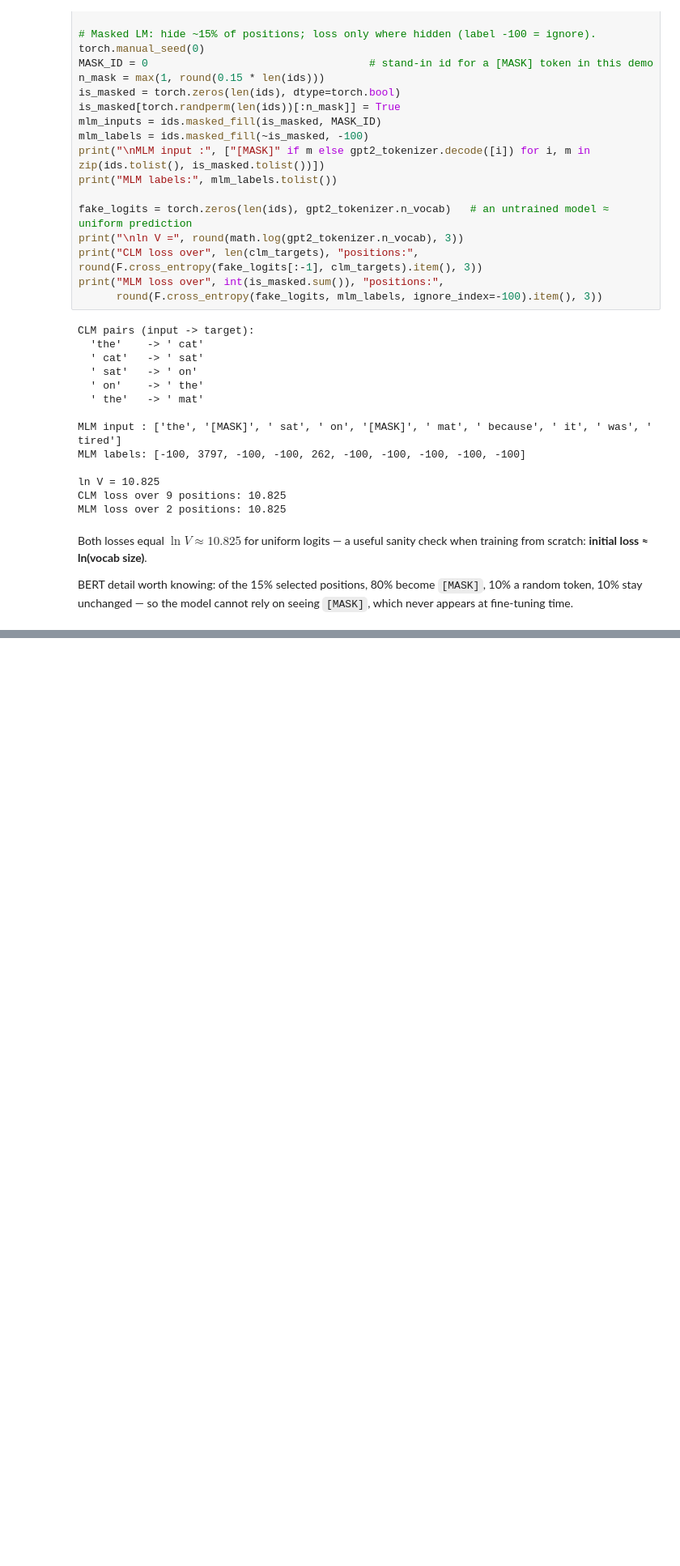
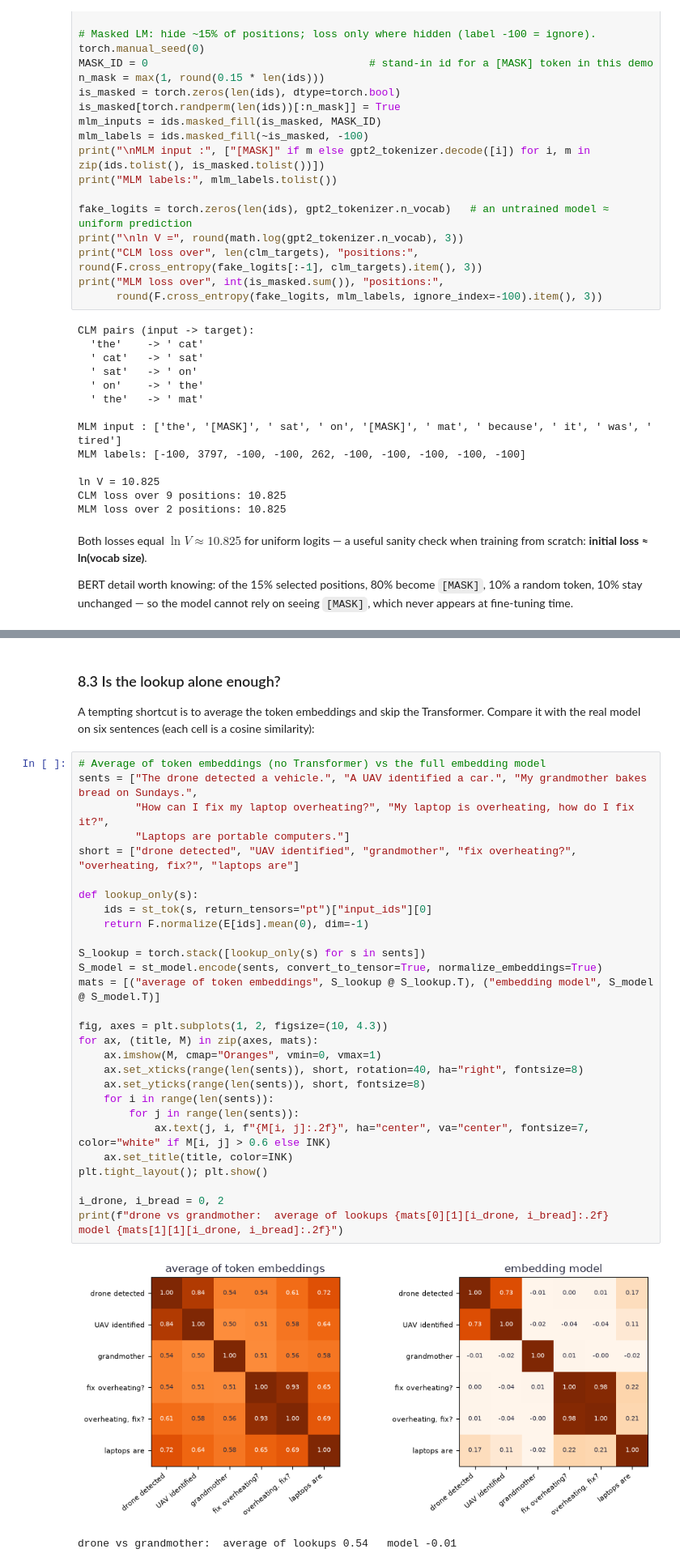
Before and after one commit to chungenyu6/ai-learning-notebooks, a Jupyter notebook: 02-LLM/live/01_tokenization_clm_mlm.ipynb, the cells around one changed output, grey strips where cells are left out. Shown at 81% size. Drawn from its saved outputs; the diff is of its cells as text; blank space fills up the shorter version.

```diff
--- a/02-LLM/live/01_tokenization_clm_mlm.ipynb
+++ b/02-LLM/live/01_tokenization_clm_mlm.ipynb
@@ -702,0 +869,35 @@ BERT detail worth knowing: of the 15% selected positions, 80% become `[MASK]`, 1
+# %% [markdown]
+### 8.3 Is the lookup alone enough?
+
+A tempting shortcut is to average the token embeddings and skip the Transformer. Compare it with the real model on six sentences (each cell is a cosine similarity):
+# %%
+# Average of token embeddings (no Transformer) vs the full embedding model
+sents = ["The drone detected a vehicle.", "A UAV identified a car.", "My grandmother bakes bread on Sundays.",
+         "How can I fix my laptop overheating?", "My laptop is overheating, how do I fix it?",
+         "Laptops are portable computers."]
+short = ["drone detected", "UAV identified", "grandmother", "fix overheating?", "overheating, fix?", "laptops are"]
+
+def lookup_only(s):
+    ids = st_tok(s, return_tensors="pt")["input_ids"][0]
+    return F.normalize(E[ids].mean(0), dim=-1)
+
+S_lookup = torch.stack([lookup_only(s) for s in sents])
+S_model = st_model.encode(sents, convert_to_tensor=True, normalize_embeddings=True)
+mats = [("average of token embeddings", S_lookup @ S_lookup.T), ("embedding model", S_model @ S_model.T)]
+
+fig, axes = plt.subplots(1, 2, figsize=(10, 4.3))
+for ax, (title, M) in zip(axes, mats):
+    ax.imshow(M, cmap="Oranges", vmin=0, vmax=1)
+    ax.set_xticks(range(len(sents)), short, rotation=40, ha="right", fontsize=8)
+    ax.set_yticks(range(len(sents)), short, fontsize=8)
+    for i in range(len(sents)):
+        for j in range(len(sents)):
+            ax.text(j, i, f"{M[i, j]:.2f}", ha="center", va="center", fontsize=7, color="white" if M[i, j] > 0.6 else INK)
+    ax.set_title(title, color=INK)
+plt.tight_layout(); plt.show()
+
+i_drone, i_bread = 0, 2
+print(f"drone vs grandmother:  average of lookups {mats[0][1][i_drone, i_bread]:.2f}   model {mats[1][1][i_drone, i_bread]:.2f}")
+# %% [output]
+[figure, added]
+drone vs grandmother:  average of lookups 0.54   model -0.01
```
Also changed, not shown: parts of 25 cells of this notebook, 4 other files.
